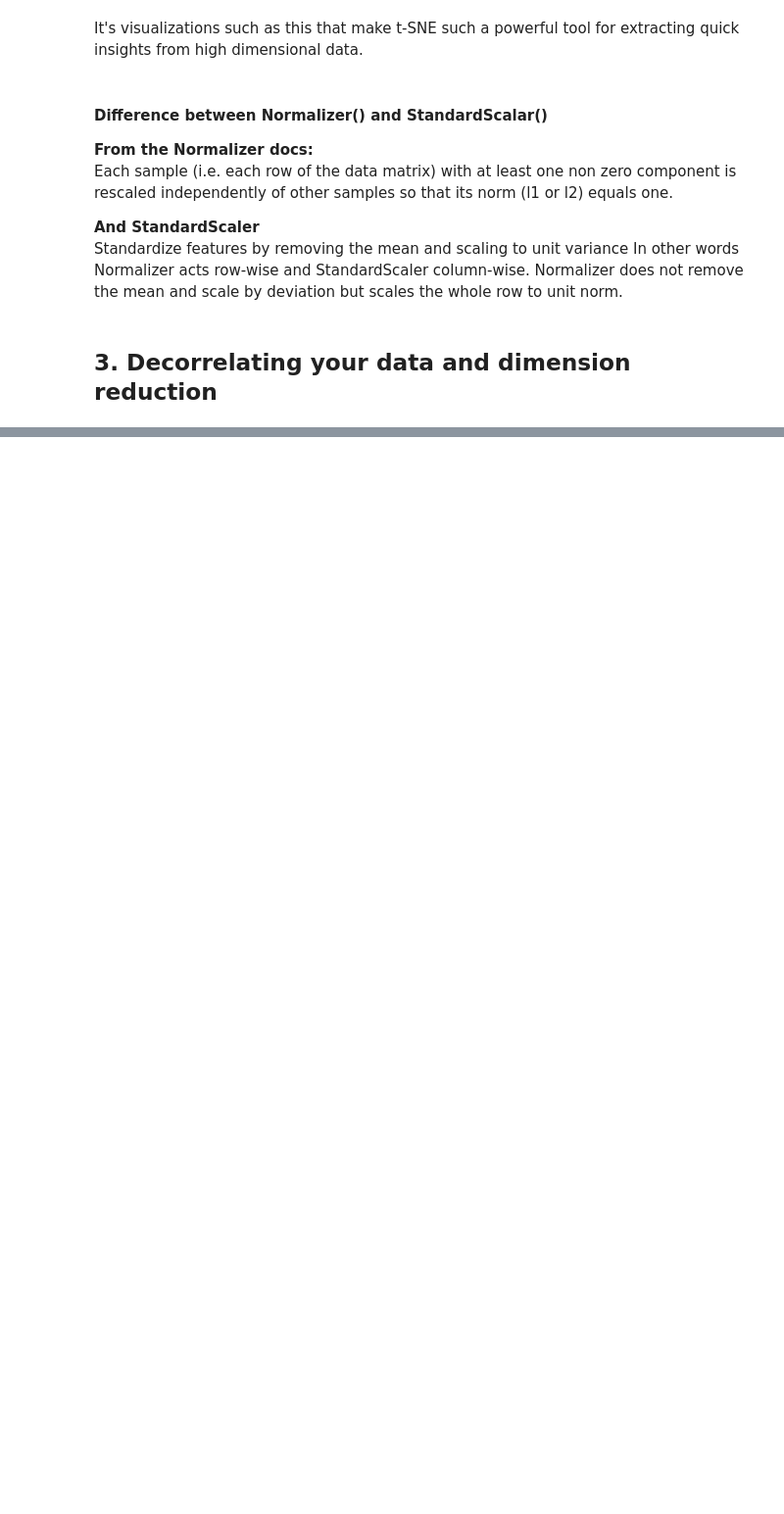
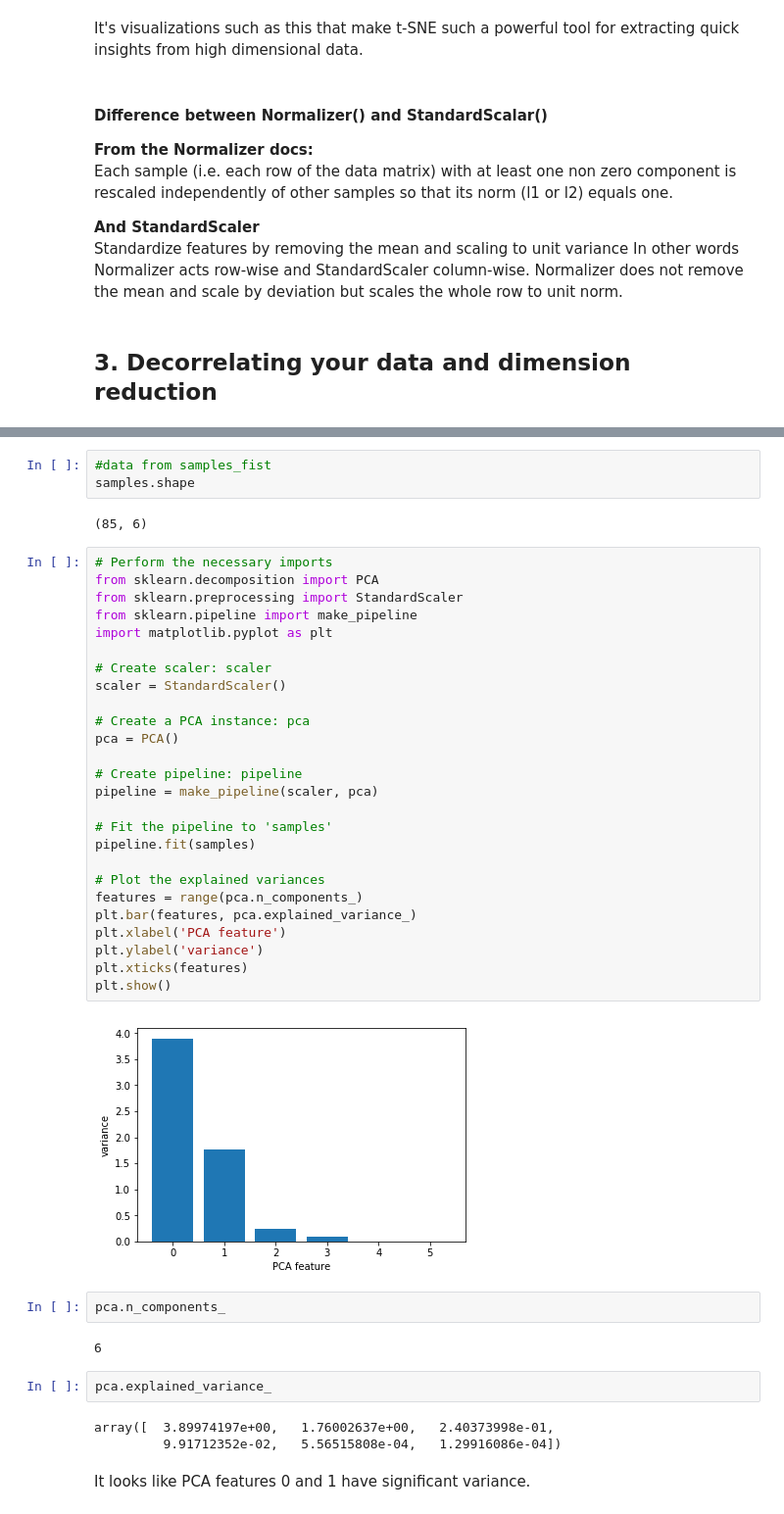
Before and after one commit to mohammadshadan/Python, a Jupyter notebook: DataC/18. Unsupervised Learning in Python/18. Unsupervised Learning in Python.ipynb, the cells around one changed output, grey strips where cells are left out. Shown at 98% size. Cells and saved outputs as stored; diff of their text form; blank space fills up the shorter version.

```diff
--- a/DataC/18. Unsupervised Learning in Python/18. Unsupervised Learning in Python.ipynb
+++ b/DataC/18. Unsupervised Learning in Python/18. Unsupervised Learning in Python.ipynb
@@ -568,0 +721,44 @@ In other words Normalizer acts row-wise and StandardScaler column-wise. Normaliz
+# %%
+#data from samples_fist
+samples.shape
+# %% [output]
+(85, 6)
+# %%
+# Perform the necessary imports
+from sklearn.decomposition import PCA
+from sklearn.preprocessing import StandardScaler
+from sklearn.pipeline import make_pipeline
+import matplotlib.pyplot as plt
+
+# Create scaler: scaler
+scaler = StandardScaler()
+
+# Create a PCA instance: pca
+pca = PCA()
+
+# Create pipeline: pipeline
+pipeline = make_pipeline(scaler, pca)
+
+# Fit the pipeline to 'samples'
+pipeline.fit(samples)
+
+# Plot the explained variances
+features = range(pca.n_components_)
+plt.bar(features, pca.explained_variance_)
+plt.xlabel('PCA feature')
+plt.ylabel('variance')
+plt.xticks(features)
+plt.show()
+# %% [output]
+[figure, added]
+# %%
+pca.n_components_
+# %% [output]
+6
+# %%
+pca.explained_variance_
+# %% [output]
+array([  3.89974197e+00,   1.76002637e+00,   2.40373998e-01,
+         9.91712352e-02,   5.56515808e-04,   1.29916086e-04])
+# %% [markdown]
+ It looks like PCA features 0 and 1 have significant variance.
```
Also changed, not shown: parts of 32 cells of this notebook, 4 other files.
